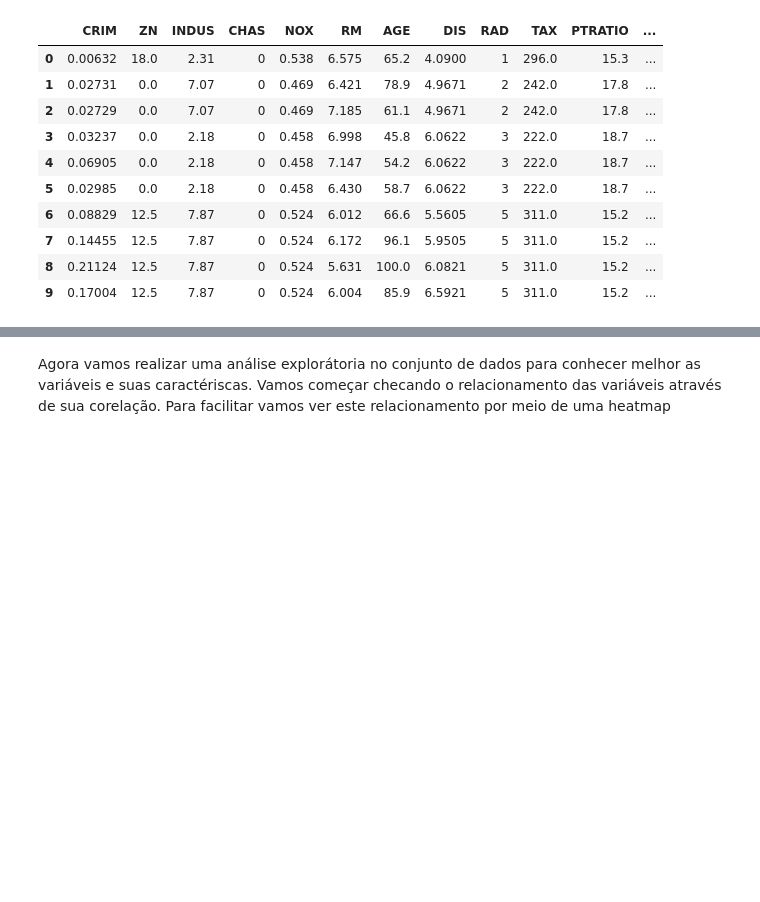
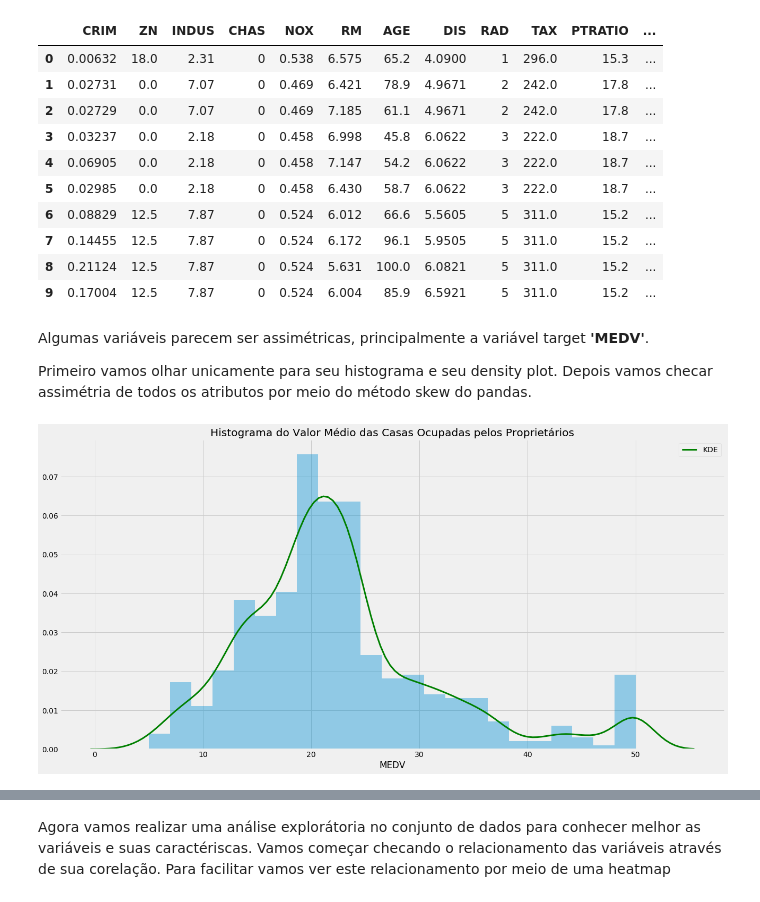
Before and after one commit to bobcastaldeli/LASSO-Regression, a Jupyter notebook: LassoRegression.ipynb, the cells around one changed output, grey strips where cells are left out. Cells and saved outputs as stored; diff of their text form; code cells hidden in the pictures; blank space fills up the shorter version.

```diff
--- a/LassoRegression.ipynb
+++ b/LassoRegression.ipynb
@@ -36,7 +36,7 @@ from scipy import stats
 
 # Configurando o estilo de gráfico utilizado
 %matplotlib inline
-plt.rcParams["figure.figsize"] = 20, 8
+plt.rcParams["figure.figsize"] = 20, 10
 plt.style.use('fivethirtyeight')
 
 # Ignorando os avisos
@@ -84,3 +84,18 @@ df.head(10)
 | 7 | 0.14455 | 12.5 | 7.87 | 0 | 0.524 | 6.172 | 96.1 | 5.9505 | 5 | 311.0 | 15.2 | ... |
 | 8 | 0.21124 | 12.5 | 7.87 | 0 | 0.524 | 5.631 | 100.0 | 6.0821 | 5 | 311.0 | 15.2 | ... |
 | 9 | 0.17004 | 12.5 | 7.87 | 0 | 0.524 | 6.004 | 85.9 | 6.5921 | 5 | 311.0 | 15.2 | ... |
+# %% [markdown]
+Algumas variáveis parecem ser assimétricas, principalmente a variável target **'MEDV'**.
+
+Primeiro vamos olhar unicamente para seu histograma e seu density plot. Depois vamos checar assimétria de todos os atributos por meio do método skew do pandas.
+# %%
+# Histograma e density plot para a variável 'MEDV'
+sns.distplot(df['MEDV'],
+             hist=True,
+             kde_kws={'color':'g', 'lw':3, 'label':'KDE'})
+
+# Plota o histograma
+plt.title('Histograma do Valor Médio das Casas Ocupadas pelos Proprietários')
+plt.show()
+# %% [output]
+[figure, added]
```
Also changed, not shown: parts of 16 cells of this notebook.
